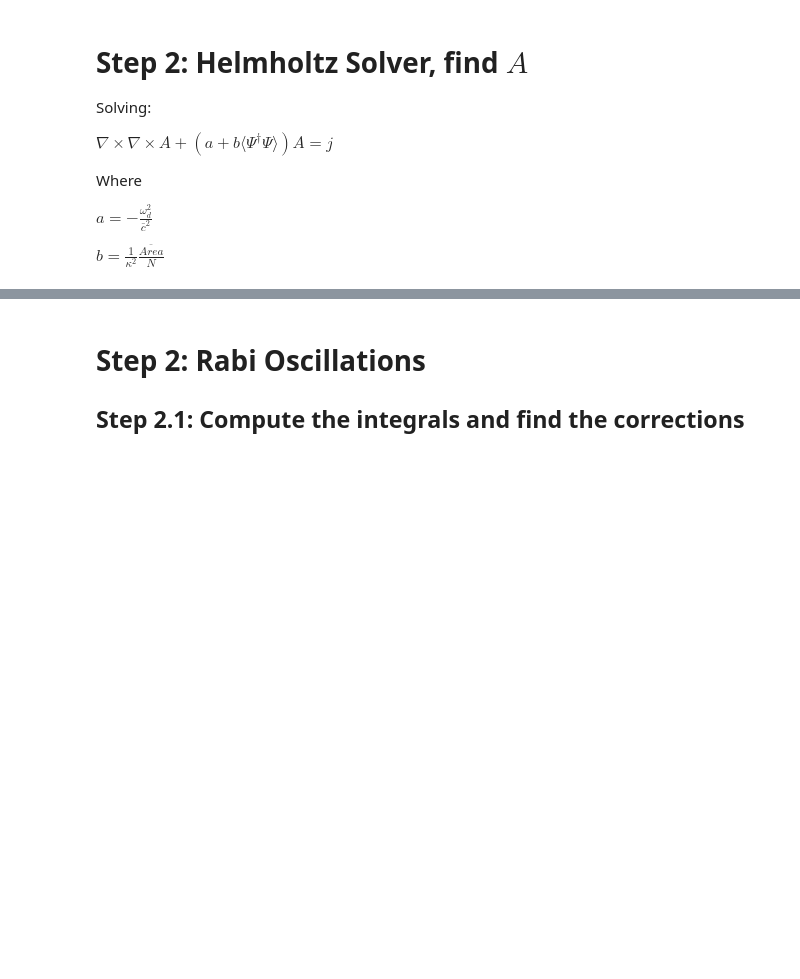
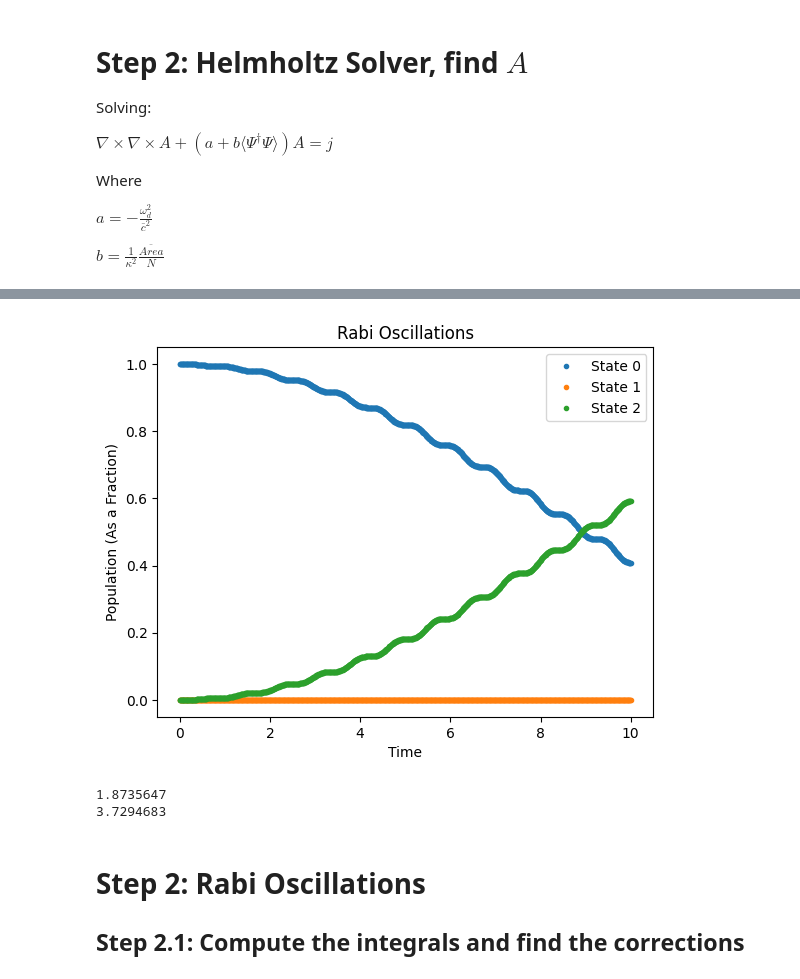
Before and after one commit to vcaipu/cqednumerics, a Jupyter notebook: RabiLondon/2DMaxwells.ipynb, the cells around one changed output, grey strips where cells are left out. Drawn from its saved outputs; the diff is of its cells as text; code cells hidden in the pictures; blank space fills up the shorter version.

Commit message:
progress on rabi-london simplification

```diff
--- a/RabiLondon/2DMaxwells.ipynb
+++ b/RabiLondon/2DMaxwells.ipynb
@@ -481,2 +479,11 @@ vis.visualize_bz_surface(A_sol, bz_symmetric_percentile=99.0)
 (<Figure size 1000x800 with 4 Axes>,
  <Axes3D: title={'center': 'Magnetic field $B_z = (\\nabla \\times \\mathbf{A})_z$ (3D)'}, xlabel='x', ylabel='y', zlabel='$B_z$'>)
+# %%
+H_of_t = rabilondon.rabi_hamiltonian(basis_edge,A_sol,omega_d)
+print(H_of_t(0)-rabilondon.hamiltonian)
+# Eigenvectors are stored as columns; [:, 0] is the ground-state vector.
+c0 = rabilondon.eigenvectors[:, 0]
+t_grid = np.linspace(0, 10, 1001)
+output = rabilondon.evolve_piecewise_progress(c0, t_grid, H_of_t)
+
+print(c0,output[0])
@@ -483,3 +602,30 @@ vis.visualize_bz_surface(A_sol, bz_symmetric_percentile=99.0)
+# %%
+# Rabi Oscillations plot
+
+number_of_states = 3
+eigenvalues, eigenvectors = rabilondon.eigenvalues, rabilondon.eigenvectors
+populations = [[] for _ in range(number_of_states)]
+for i in range(len(output)):
+    psi = output[i]
+    psi /= jnp.linalg.norm(psi)
+
+    for j in range(number_of_states):
+        p_j = jnp.abs(jnp.vdot(eigenvectors[:,j], psi))**2
+        populations[j].append(p_j)
+
+for j in range(number_of_states):
+    plt.plot(t_grid,populations[j],".",label=f"State {j}")
+plt.ylabel("Population (As a Fraction)")
+plt.xlabel("Time")
+plt.title("Rabi Oscillations")
+plt.legend()
+plt.show()
+print(eigenvalues[1]-eigenvalues[0])
+print(eigenvalues[2]-eigenvalues[0])
+# %% [output]
+[figure, added]
+1.8735647
+3.7294683
 # %% [markdown]
 # Step 2: Rabi Oscillations
 
```
Also changed, not shown: parts of 4 cells of this notebook, 2 other files.
